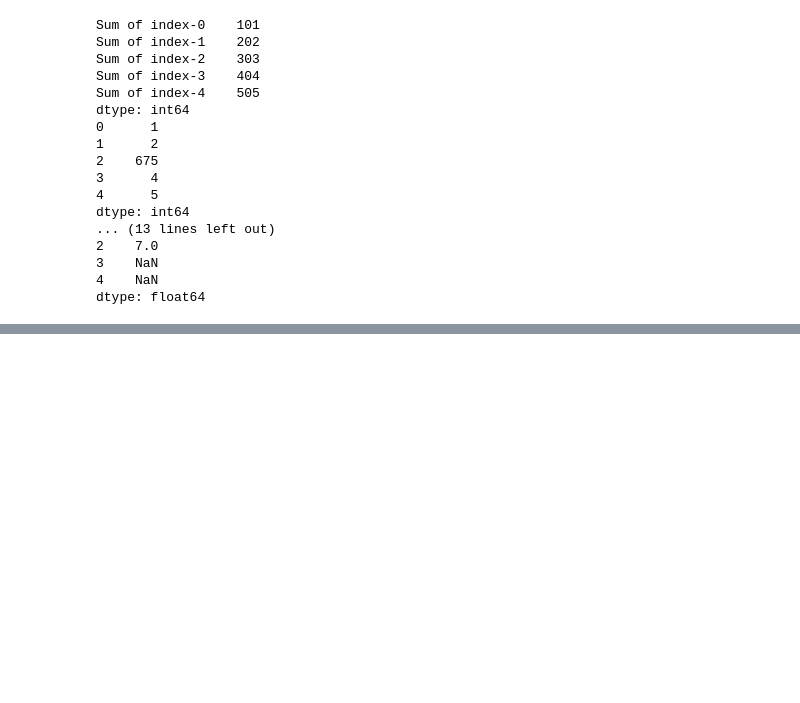
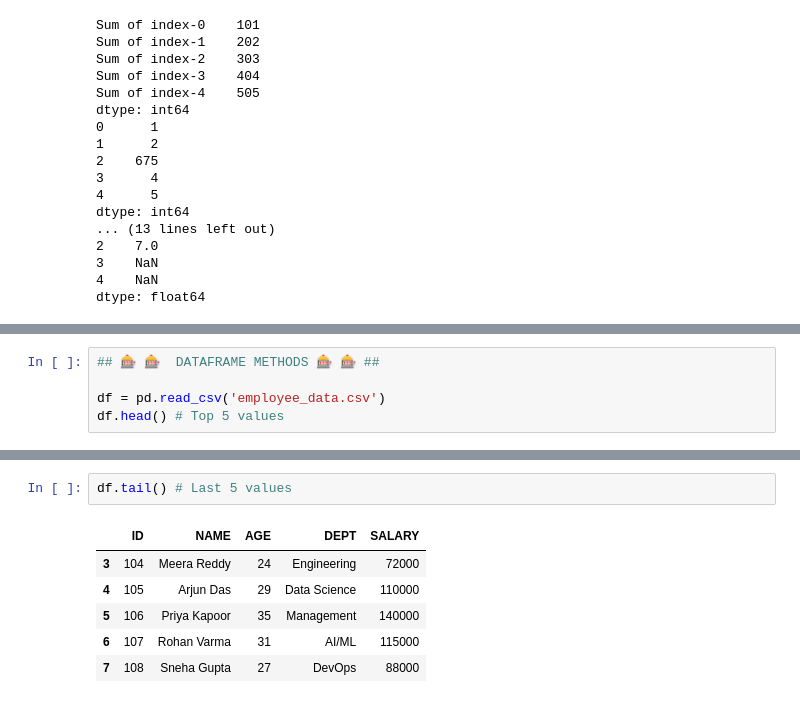
Before and after one commit to Sonu64/Prime_AI_ML, a Jupyter notebook: Module_12_Pandas_01/pandas.ipynb, the cells around one changed output, grey strips where cells are left out. Drawn from its saved outputs; the diff is of its cells as text; blank space fills up the shorter version.

```diff
--- a/Module_12_Pandas_01/pandas.ipynb
+++ b/Module_12_Pandas_01/pandas.ipynb
@@ -97,0 +233,5 @@ dtype: float64
+# %%
+## 🎰 🎰  DATAFRAME METHODS 🎰 🎰 ##
+
+df = pd.read_csv('employee_data.csv')
+df.head() # Top 5 values
@@ -97,0 +249,9 @@ dtype: float64
+# %%
+df.tail() # Last 5 values
+# %% [output]
+|  | ID | NAME | AGE | DEPT | SALARY |
+| 3 | 104 | Meera Reddy | 24 | Engineering | 72000 |
+| 4 | 105 | Arjun Das | 29 | Data Science | 110000 |
+| 5 | 106 | Priya Kapoor | 35 | Management | 140000 |
+| 6 | 107 | Rohan Varma | 31 | AI/ML | 115000 |
+| 7 | 108 | Sneha Gupta | 27 | DevOps | 88000 |
```
Also changed, not shown: parts of 23 cells of this notebook, 2 other files.
